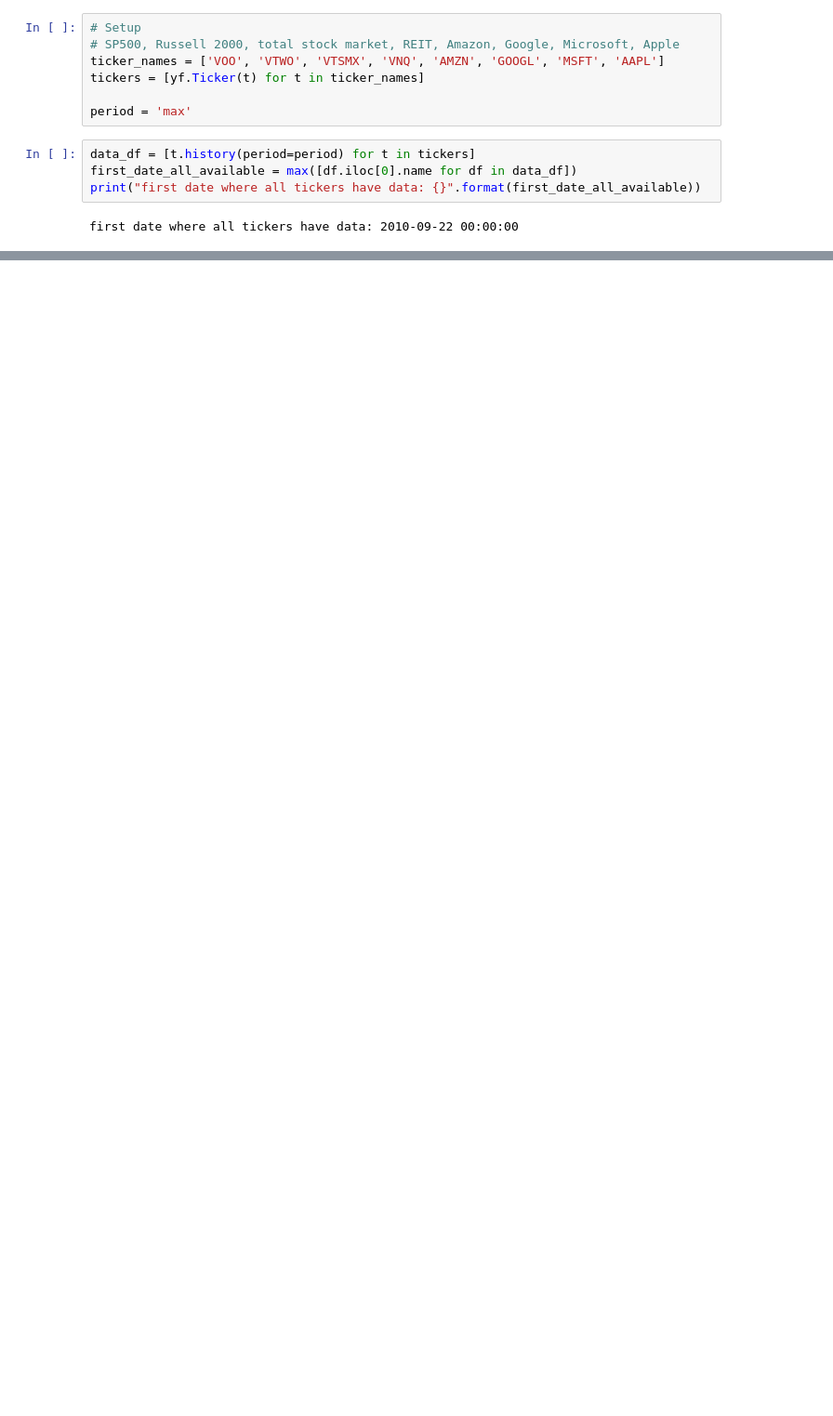
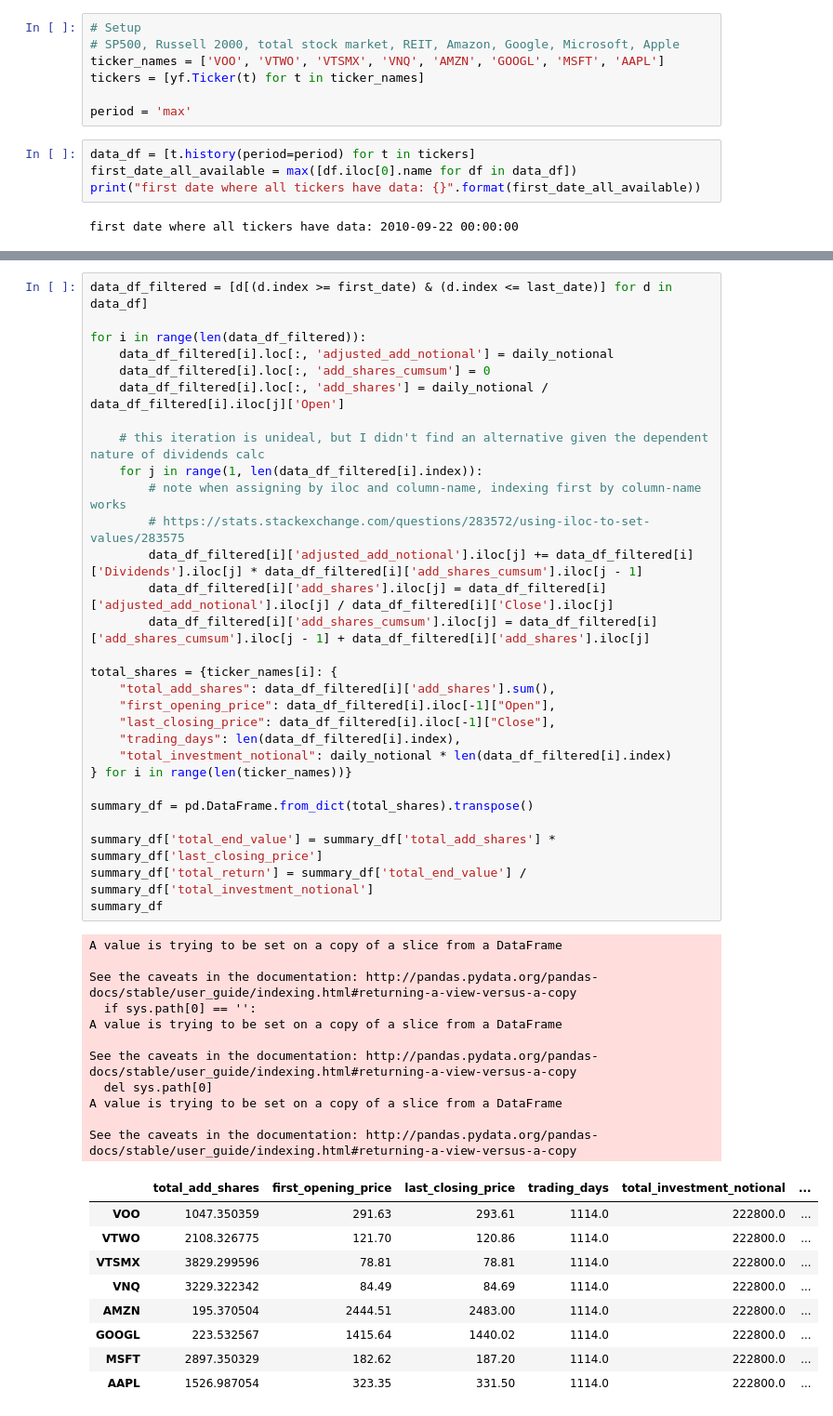
Before and after one commit to zhehaowang/zhehao.me, a Jupyter notebook: notebooks/dca.ipynb, the cells around one changed output, grey strips where cells are left out. Shown at 93% size. Cells and saved outputs as stored; diff of their text form; blank space fills up the shorter version.

```diff
--- a/notebooks/dca.ipynb
+++ b/notebooks/dca.ipynb
@@ -112,0 +122,50 @@ summary_df
+# %%
+data_df_filtered = [d[(d.index >= first_date) & (d.index <= last_date)] for d in data_df]
+
+for i in range(len(data_df_filtered)):
+    data_df_filtered[i].loc[:, 'adjusted_add_notional'] = daily_notional
+    data_df_filtered[i].loc[:, 'add_shares_cumsum'] = 0
+    data_df_filtered[i].loc[:, 'add_shares'] = daily_notional / data_df_filtered[i].iloc[j]['Open']
+
+    # this iteration is unideal, but I didn't find an alternative given the dependent nature of dividends calc
+    for j in range(1, len(data_df_filtered[i].index)):
+        # note when assigning by iloc and column-name, indexing first by column-name works
+        # https://stats.stackexchange.com/questions/283572/using-iloc-to-set-values/283575
+        data_df_filtered[i]['adjusted_add_notional'].iloc[j] += data_df_filtered[i]['Dividends'].iloc[j] * data_df_filtered[i]['add_shares_cumsum'].iloc[j - 1]
+        data_df_filtered[i]['add_shares'].iloc[j] = data_df_filtered[i]['adjusted_add_notional'].iloc[j] / data_df_filtered[i]['Close'].iloc[j]
+        data_df_filtered[i]['add_shares_cumsum'].iloc[j] = data_df_filtered[i]['add_shares_cumsum'].iloc[j - 1] + data_df_filtered[i]['add_shares'].iloc[j]
+
+total_shares = {ticker_names[i]: {
+    "total_add_shares": data_df_filtered[i]['add_shares'].sum(),
+    "first_opening_price": data_df_filtered[i].iloc[-1]["Open"],
+    "last_closing_price": data_df_filtered[i].iloc[-1]["Close"],
+    "trading_days": len(data_df_filtered[i].index),
+    "total_investment_notional": daily_notional * len(data_df_filtered[i].index)
+} for i in range(len(ticker_names))}
+
+summary_df = pd.DataFrame.from_dict(total_shares).transpose()
+
+summary_df['total_end_value'] = summary_df['total_add_shares'] * summary_df['last_closing_price']
+summary_df['total_return'] = summary_df['total_end_value'] / summary_df['total_investment_notional']
+summary_df
+# %% [output]
+A value is trying to be set on a copy of a slice from a DataFrame
+
+See the caveats in the documentation: http://pandas.pydata.org/pandas-docs/stable/user_guide/indexing.html#returning-a-view-versus-a-copy
+  if sys.path[0] == '':
+A value is trying to be set on a copy of a slice from a DataFrame
+
+See the caveats in the documentation: http://pandas.pydata.org/pandas-docs/stable/user_guide/indexing.html#returning-a-view-versus-a-copy
+  del sys.path[0]
+A value is trying to be set on a copy of a slice from a DataFrame
+
+See the caveats in the documentation: http://pandas.pydata.org/pandas-docs/stable/user_guide/indexing.html#returning-a-view-versus-a-copy
+|  | total_add_shares | first_opening_price | last_closing_price | trading_days | total_investment_notional | ... |
+| VOO | 1047.350359 | 291.63 | 293.61 | 1114.0 | 222800.0 | ... |
+| VTWO | 2108.326775 | 121.70 | 120.86 | 1114.0 | 222800.0 | ... |
+| VTSMX | 3829.299596 | 78.81 | 78.81 | 1114.0 | 222800.0 | ... |
+| VNQ | 3229.322342 | 84.49 | 84.69 | 1114.0 | 222800.0 | ... |
+| AMZN | 195.370504 | 2444.51 | 2483.00 | 1114.0 | 222800.0 | ... |
+| GOOGL | 223.532567 | 1415.64 | 1440.02 | 1114.0 | 222800.0 | ... |
+| MSFT | 2897.350329 | 182.62 | 187.20 | 1114.0 | 222800.0 | ... |
+| AAPL | 1526.987054 | 323.35 | 331.50 | 1114.0 | 222800.0 | ... |
```
Also changed, not shown: parts of 15 cells of this notebook.
